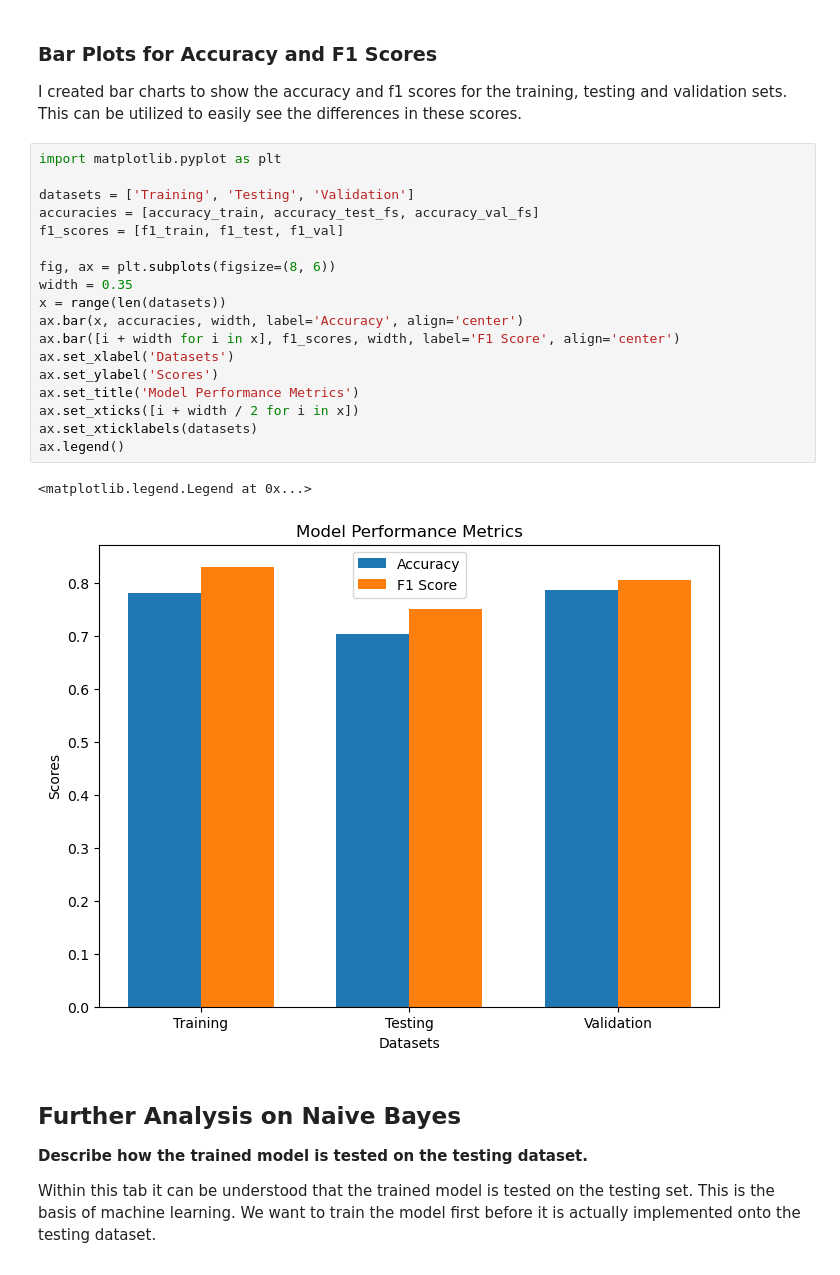
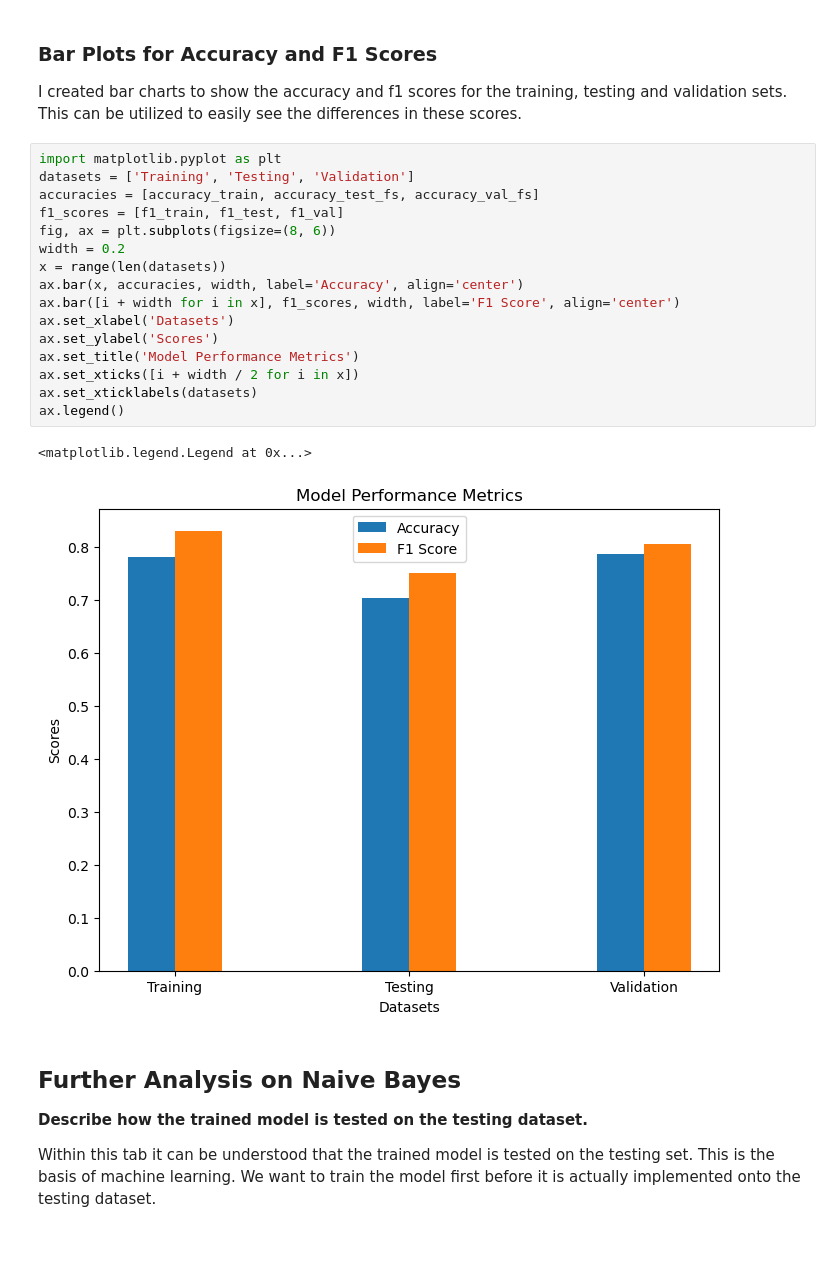
Before and after one commit to anly501/dsan-5000-project-kendallgilbert180, a Jupyter notebook: dsan-website/5000-website/nb/nb_record.ipynb, the cells around one changed output. Drawn from its saved outputs; the diff is of its cells as text.

```diff
--- a/dsan-website/5000-website/nb/nb_record.ipynb
+++ b/dsan-website/5000-website/nb/nb_record.ipynb
@@ -236,25 +234,23 @@ Additionally, on the bar plot on the right. The bar represents the actual classe
 I created bar charts to show the accuracy and f1 scores for the training, testing and validation sets. This can be utilized to easily see the differences in these scores.
 # %%
 import matplotlib.pyplot as plt
-
 datasets = ['Training', 'Testing', 'Validation']
 accuracies = [accuracy_train, accuracy_test_fs, accuracy_val_fs]
 f1_scores = [f1_train, f1_test, f1_val]
-
 fig, ax = plt.subplots(figsize=(8, 6))
-width = 0.35
+width = 0.2
 x = range(len(datasets))
 ax.bar(x, accuracies, width, label='Accuracy', align='center')
 ax.bar([i + width for i in x], f1_scores, width, label='F1 Score', align='center')
 ax.set_xlabel('Datasets')
 ax.set_ylabel('Scores')
 ax.set_title('Model Performance Metrics')
 ax.set_xticks([i + width / 2 for i in x])
 ax.set_xticklabels(datasets)
 ax.legend()
 # %% [output]
 <matplotlib.legend.Legend at 0x...>
-[figure, old version]
+[figure, new version]
 # %% [markdown]
 ## Further Analysis on Naive Bayes
 
```
Also changed, not shown: parts of 2 cells of this notebook, 20 other files.
